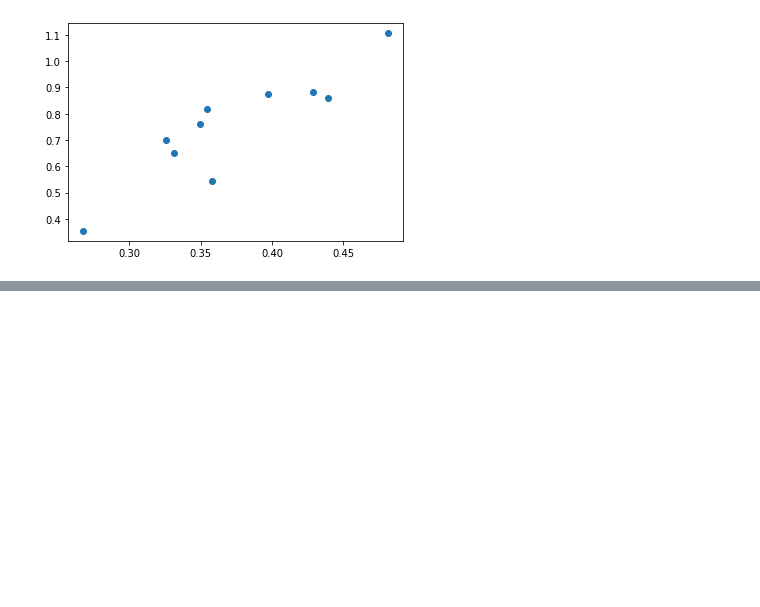
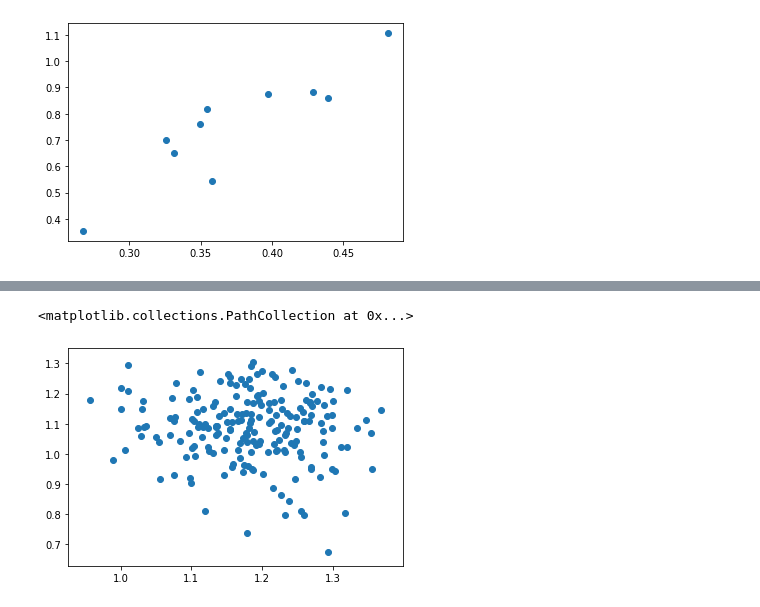
Before and after one commit to rdgao/SpaceRecon, a Jupyter notebook: notebooks/spacetime_spectrum.ipynb, the cells around one changed output, grey strips where cells are left out. Drawn from its saved outputs; the diff is of its cells as text; code cells hidden in the pictures; blank space fills up the shorter version.

```diff
--- a/notebooks/spacetime_spectrum.ipynb
+++ b/notebooks/spacetime_spectrum.ipynb
@@ -206,0 +280,5 @@ def
+# %%
+plt.scatter(pc,ft)
+# %% [output]
+<matplotlib.collections.PathCollection at 0x...>
+[figure, added]
```
Also changed, not shown: parts of 16 cells of this notebook.
